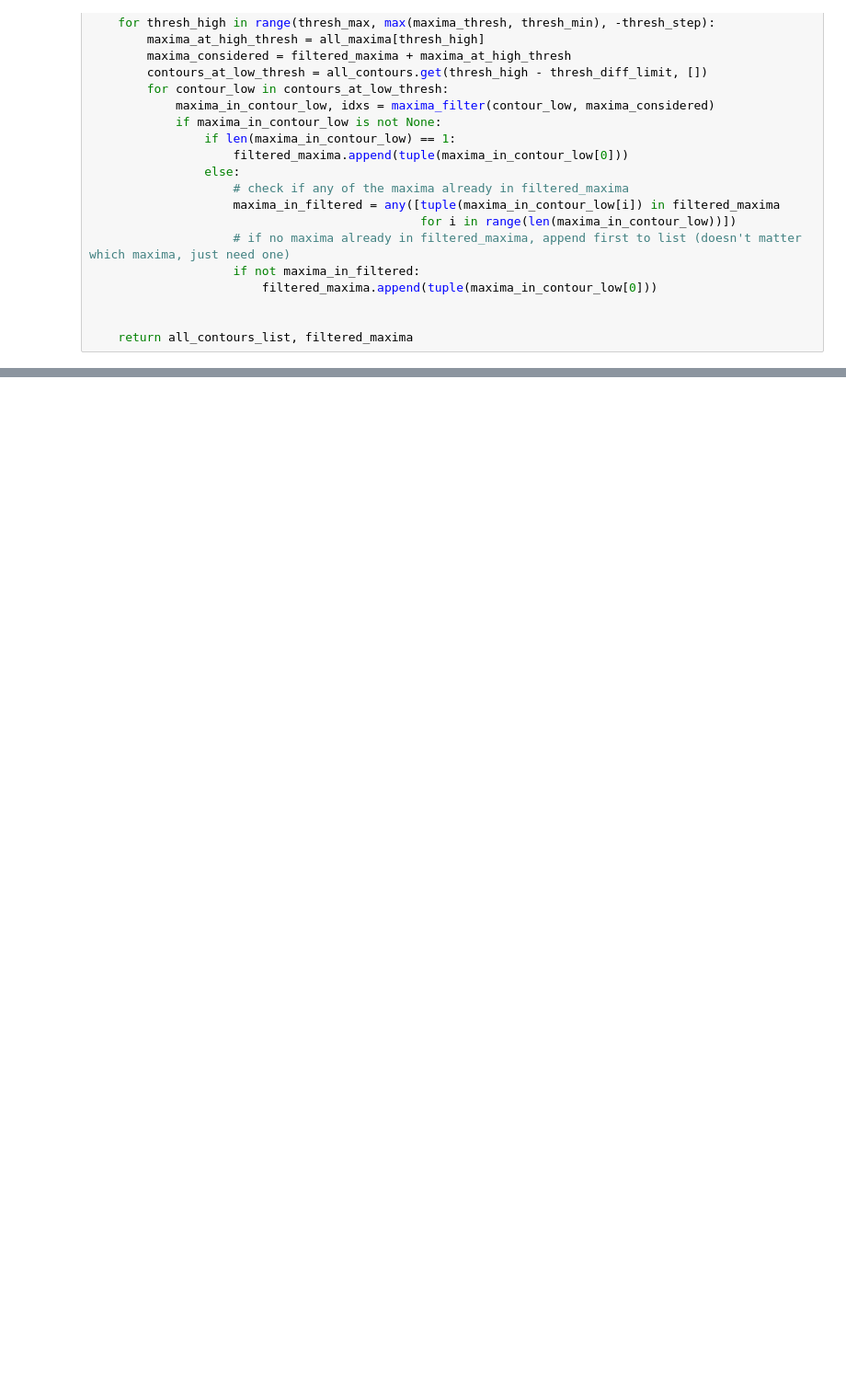
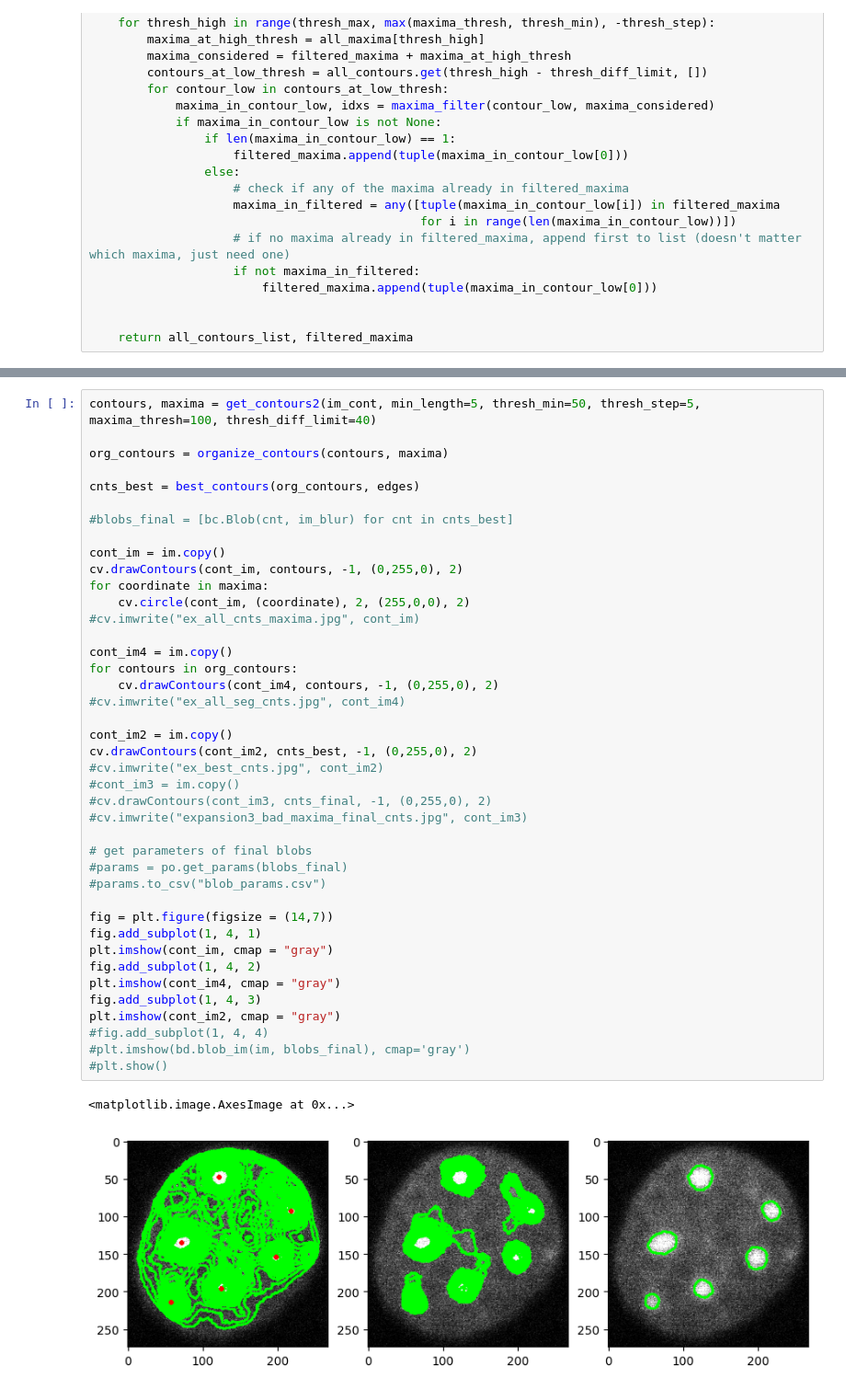
Before and after one commit to KurtisWinkler/aquaponcs, a Jupyter notebook: function_workflows/final_actual.ipynb, the cells around one changed output, grey strips where cells are left out. Shown at 92% size. Drawn from its saved outputs; the diff is of its cells as text; blank space fills up the shorter version.

```diff
--- a/function_workflows/final_actual.ipynb
+++ b/function_workflows/final_actual.ipynb
@@ -422 +528,45 @@ plt.imshow(im_binary, cmap='gray')
+# %%
+contours, maxima = get_contours2(im_cont, min_length=5, thresh_min=50, thresh_step=5, maxima_thresh=100, thresh_diff_limit=40)
+
+org_contours = organize_contours(contours, maxima)
+
+cnts_best = best_contours(org_contours, edges)
+
+#blobs_final = [bc.Blob(cnt, im_blur) for cnt in cnts_best]
+
+cont_im = im.copy()
+cv.drawContours(cont_im, contours, -1, (0,255,0), 2)
+for coordinate in maxima:
+    cv.circle(cont_im, (coordinate), 2, (255,0,0), 2)
+#cv.imwrite("ex_all_cnts_maxima.jpg", cont_im)
+
+cont_im4 = im.copy()
+for contours in org_contours:
+    cv.drawContours(cont_im4, contours, -1, (0,255,0), 2)
+#cv.imwrite("ex_all_seg_cnts.jpg", cont_im4)
+
+cont_im2 = im.copy()
+cv.drawContours(cont_im2, cnts_best, -1, (0,255,0), 2)
+#cv.imwrite("ex_best_cnts.jpg", cont_im2)
+#cont_im3 = im.copy()
+#cv.drawContours(cont_im3, cnts_final, -1, (0,255,0), 2)
+#cv.imwrite("expansion3_bad_maxima_final_cnts.jpg", cont_im3)
+
+# get parameters of final blobs
+#params = po.get_params(blobs_final)
+#params.to_csv("blob_params.csv")
+
+fig = plt.figure(figsize = (14,7))
+fig.add_subplot(1, 4, 1)
+plt.imshow(cont_im, cmap = "gray")
+fig.add_subplot(1, 4, 2)
+plt.imshow(cont_im4, cmap = "gray")
+fig.add_subplot(1, 4, 3)
+plt.imshow(cont_im2, cmap = "gray")
+#fig.add_subplot(1, 4, 4)
+#plt.imshow(bd.blob_im(im, blobs_final), cmap='gray')
+#plt.show()
+# %% [output]
+<matplotlib.image.AxesImage at 0x...>
+[figure, added]
 # %%
```
Also changed, not shown: parts of 11 cells of this notebook, 2 other files.
